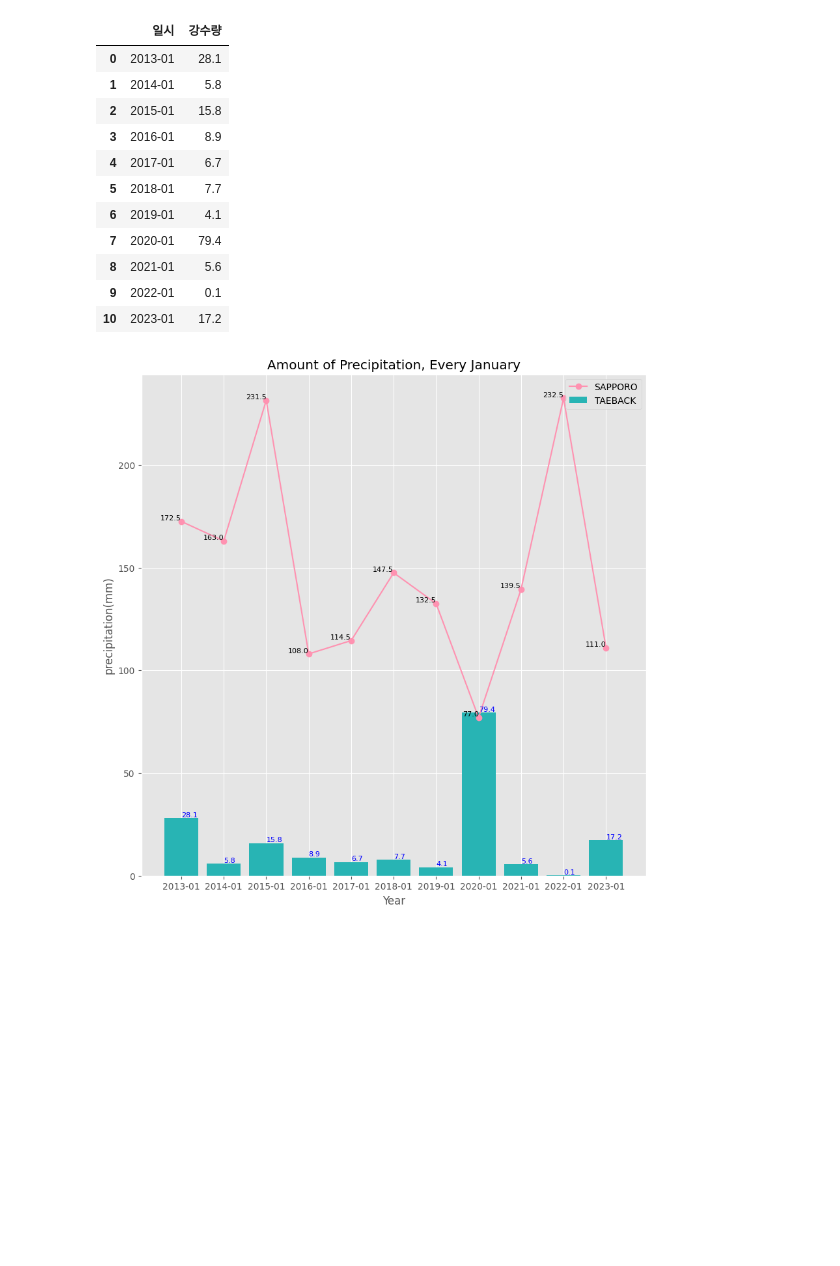
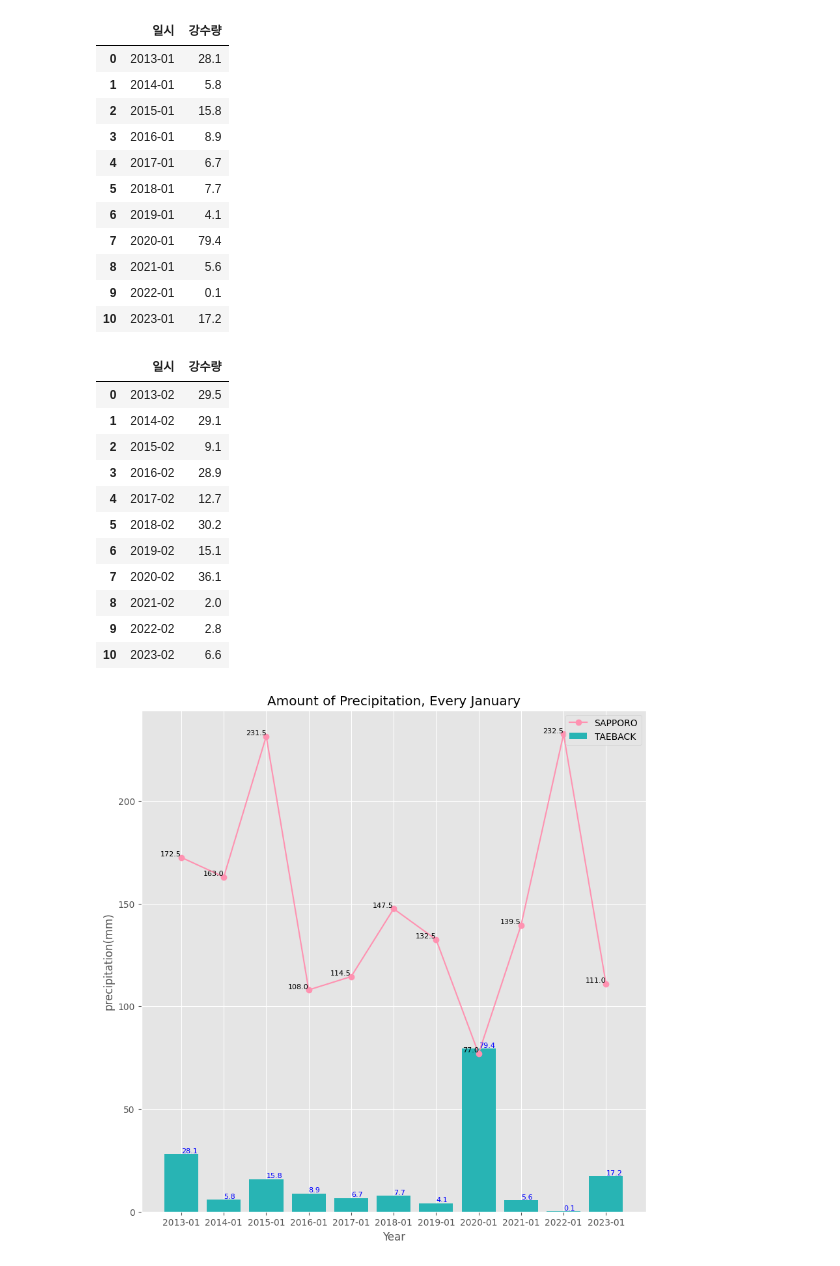
Before and after one commit to choi00608/DataAnalysyPrograming, a Jupyter notebook: sapporo_taeback_monthly_precipitation.ipynb, the cells around one changed output. Saved outputs shown, nothing was run; the diff lists cells and outputs as text; code cells hidden in the pictures; blank space fills up the shorter version.

```diff
--- a/sapporo_taeback_monthly_precipitation.ipynb
+++ b/sapporo_taeback_monthly_precipitation.ipynb
@@ -82,6 +83,21 @@ taeback
 | 8 | 2021-01 | 5.6 |
 | 9 | 2022-01 | 0.1 |
 | 10 | 2023-01 | 17.2 |
+# %%
+taeback_feb
+# %% [output]
+|  | 일시 | 강수량 |
+| 0 | 2013-02 | 29.5 |
+| 1 | 2014-02 | 29.1 |
+| 2 | 2015-02 | 9.1 |
+| 3 | 2016-02 | 28.9 |
+| 4 | 2017-02 | 12.7 |
+| 5 | 2018-02 | 30.2 |
+| 6 | 2019-02 | 15.1 |
+| 7 | 2020-02 | 36.1 |
+| 8 | 2021-02 | 2.0 |
+| 9 | 2022-02 | 2.8 |
+| 10 | 2023-02 | 6.6 |
 # %%
 # @title 기본 제목 텍스트
 fig, axs =  plt.subplots(figsize = (10, 10))
```
Also changed, not shown: parts of 2 cells of this notebook.
